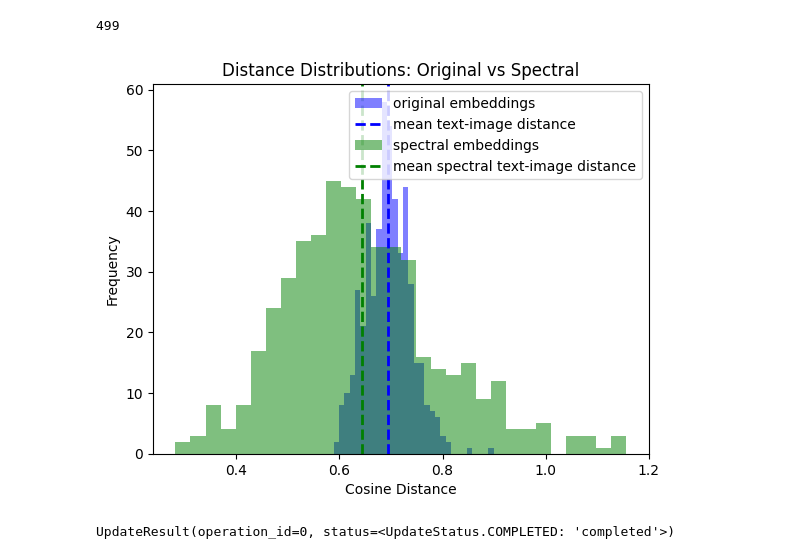
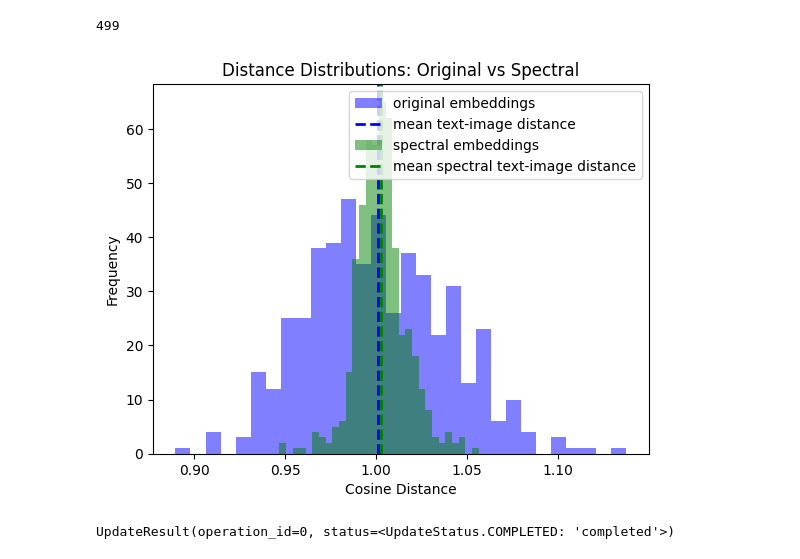
Before and after one commit to tharvus/image-rag-pipeline, a Jupyter notebook: full_pipeline_not_final.ipynb, the cells around one changed output. Cells and saved outputs as stored; diff of their text form; code cells hidden in the pictures.

```diff
--- a/full_pipeline_not_final.ipynb
+++ b/full_pipeline_not_final.ipynb
@@ -94,12 +60,43 @@ client = QdrantClient(url="http://localhost:6333")
 collection_name = "image_db"
 # %%
 # Load in the model to be used
+
+
 device = "cuda" if torch.cuda.is_available() else "cpu"
+
+while True:
+    choice2 = input("Choose: 'clip' for clip model, 'blip' for blip model or 'siglip' for siglip model: ").strip().lower()
+    if choice2 in ['clip', 'blip', 'siglip']:
+        break
+    print("Invalid choice. Please enter 'clip', 'blip' or 'siglip'.")
+
+def load_model(model_name="clip"):
+    if model_name == "clip":
+        model_id = "openai/clip-vit-base-patch32"
+        model = CLIPModel.from_pretrained(model_id).to(device)
+        processor = CLIPProcessor.from_pretrained(model_id)
+        dimension = 512
+    elif model_name == "blip":
+        model_id = "Salesforce/blip-image-captioning-base"
+        model = BlipModel.from_pretrained(model_id).to(device)
+        processor = BlipProcessor.from_pretrained(model_id)
+        dimension = 512
+    elif model_name == "siglip":
+        model_id = "google/siglip-base-patch16-224"
+        model = SiglipModel.from_pretrained(model_id).to(device)
+        processor = SiglipProcessor.from_pretrained(model_id)
+        dimension = 768
+    else:
+        raise ValueError(f"Unknown model name: {model_name}")
+
+    return model, processor, dimension
 
 # model_id = ("openai/clip-vit-base-patch32")
 # config = CLIPConfig.from_pretrained(model_id)
 # config.text_config.max_position_embeddings = 248
 
-model = CLIPModel.from_pretrained("openai/clip-vit-base-patch32")
 # tokenizer = CLIPTokenizer.from_pretrained("openai/clip-vit-base-patch32", config=config)
-processor = CLIPProcessor.from_pretrained("openai/clip-vit-base-patch32")
+
+model, processor, dimension = load_model(choice2)
+
+create_collections(dimension)
@@ -165,7 +166,7 @@ print(avg_recall_at_10)
 # %%
 # to visualise results, we need to plot the distances between embeddings. We thus need to calculate textual embeddings
 
-og_captions =[i for i in df_s_captions["original_caption"]]
+og_captions =[i for i in captions["original_caption"]]
 inputs = processor(text=og_captions, return_tensors="pt", padding=True, truncation=True)
 
 # convert into a dictionary to tell to pass intput to device
@@ -187,35 +188,38 @@ global_mean = np.mean(gt_distances)
 plt.hist(gt_distances, bins=30, alpha=0.5, label="original embeddings", color='blue')
 plt.axvline(global_mean, color='blue', linestyle='dashed', linewidth=2,
         label=f'mean text-image distance')
 
 embeddings_norm = normalize(embeddings, axis=1)
 text_embeddings_norm = normalize(text_embeddings, axis=1)
 
 combined = np.vstack([embeddings_norm, text_embeddings_norm])
 
-spectral_combined = compute_spectral_embedding(combined)
+spectral_combined = compute_spectral_embedding(combined, n_components=2 ** (math.floor(math.log2(dimension))))
 
 spectral_image_embeddings = spectral_combined[:len(embeddings)]
 spectral_text_embeddings = spectral_combined[len(embeddings):]
+
+spectral_image_embeddings = normalize(spectral_image_embeddings, axis=1)
+spectral_text_embeddings = normalize(spectral_text_embeddings, axis=1)
 
 spectral_distances = cosine_distances(spectral_image_embeddings, spectral_text_embeddings)
 spectral_gt_distances = np.diag(spectral_distances)
 spectral_global_mean = np.mean(spectral_gt_distances)
 
 plt.hist(spectral_gt_distances, bins=30, alpha=0.5, label="spectral embeddings", color='green')
 plt.axvline(spectral_global_mean, color='green', linestyle='dashed', linewidth=2,
             label=f'mean spectral text-image distance')
 plt.legend()
 plt.title("Distance Distributions: Original vs Spectral")
 plt.xlabel("Cosine Distance")
 plt.ylabel("Frequency")
 plt.show()
 
 #A higher mean cosine distance in spectral embeddings isn’t necessarily a problem
 # it’s often a sign the embedding is emphasizing global structure differently and
 # possibly reducing noise or modality gaps in a useful way.
 # %% [output]
-[figure, old version]
+[figure, new version]
 # %%
 points = []
 for idx, vec in zip(ids, spectral_image_embeddings):
```
Also changed, not shown: parts of 13 cells of this notebook, 2 other files.
